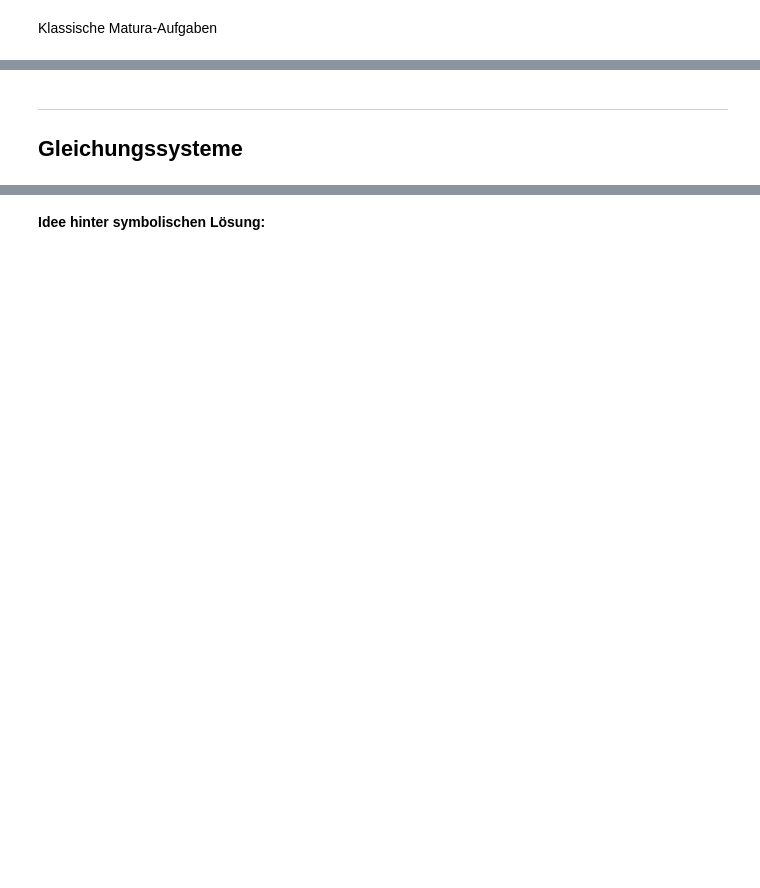
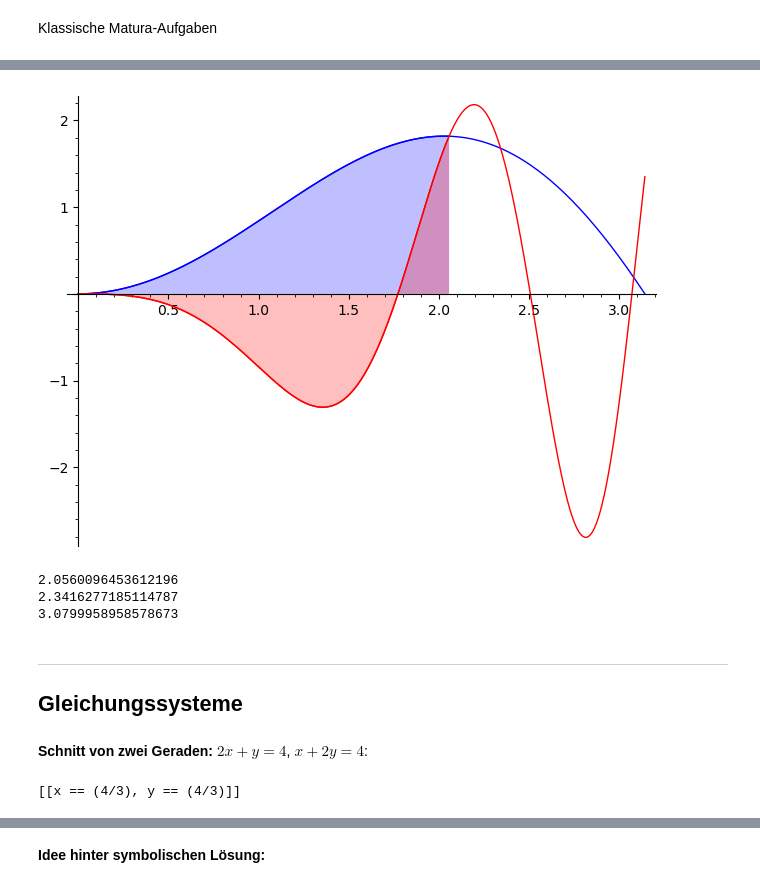
Before and after one commit to manfredscheucher/talk-glt26, a Jupyter notebook: talk.ipynb, the cells around one changed output, grey strips where cells are left out. Drawn from its saved outputs; the diff is of its cells as text; code cells hidden in the pictures; blank space fills up the shorter version.

```diff
--- a/talk.ipynb
+++ b/talk.ipynb
@@ -143,11 +364,14 @@ for prec in [30,100,300,1000]:
 # %%
 # Plot: Fläche zwischen Kurven
-f = x*sin(x*x)
-g = -sin(x)
+f = x*sin(x)
+g = -x*sin(x*x)
 
+x1 = (f-g).find_root(2,2.3)
 p  = plot(f, (x, 0, pi), color='blue')
-p += plot(f, (x, pi/4, pi/2), color='blue', fill=True, fillcolor='blue', fillalpha=0.25)
+p += plot(f, (x, 0, x1), color='blue', fill=True, fillcolor='blue', fillalpha=0.25)
 
 p += plot(g, (x, 0, pi), color='red')
-p += plot(g, (x, pi/4, pi/2), color='red', fill=True, fillcolor='red', fillalpha=0.25)
+p += plot(g, (x, 0, x1), color='red', fill=True, fillcolor='red', fillalpha=0.25)
 p.show()
+# %% [output]
+[figure, added]
@@ -158,3 +378,8 @@ print(f"Fläche: {I} ≈ {float(I)}")
 # %%
-print((f-g).find_root(1,2)) # Numerische Suche nach Nullstelle in Interval, nur bedingt symbolisch möglich
-print((f-g).find_root(2,3))
+print((f-g).find_root(2,2.3)) # Numerische Suche nach Schnittstellen von f und g, bei Elementaren funktionen nicht symbolisch möglich
+print((f-g).find_root(2.3,3))
+print((f-g).find_root(3,3.5))
+# %% [output]
+2.0560096453612196
+2.3416277185114787
+3.0799958958578673
@@ -161,3 +390,10 @@ print((f-g).find_root(2,3))
 # %% [markdown]
 ---
 ## Gleichungssysteme
+# %% [markdown]
+**Schnitt von zwei Geraden:** $2x+y=4$, $x+2y=4$:
+# %%
+x, y = var('x y')
+solve([2*x+y==4,x+2*y==4],x,y) # (4/3, 4/3)
+# %% [output]
+[[x == (4/3), y == (4/3)]]
```
Also changed, not shown: parts of 80 cells of this notebook, 9 other files.
